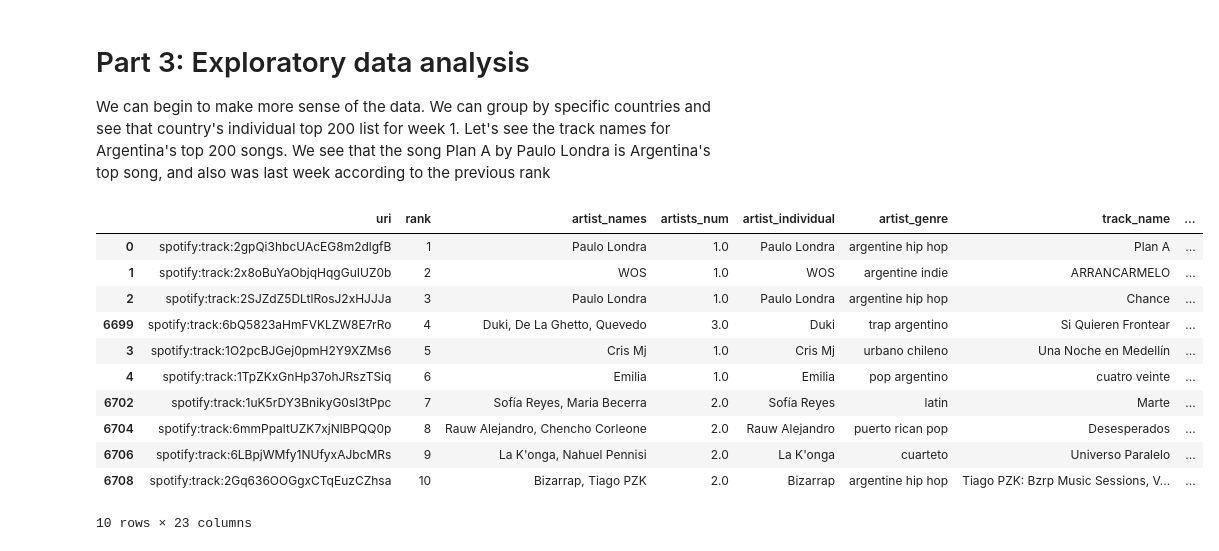
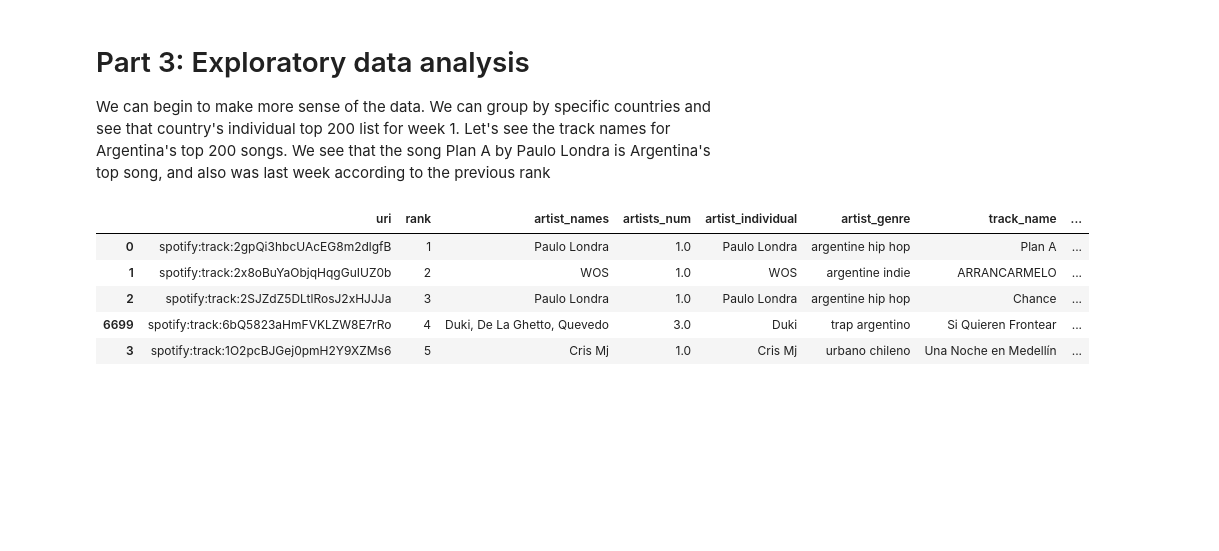
Before and after one commit to 101ines/320final, a Jupyter notebook: finalproj (1).ipynb, the cells around one changed output. Saved outputs shown, nothing was run; the diff lists cells and outputs as text; code cells hidden in the pictures; blank space fills up the shorter version.

Commit message:
mateus graph stuff

```diff
--- a/finalproj (1).ipynb
+++ b/finalproj (1).ipynb
@@ -53,3 +53,14 @@ Next, we download the dataset and read it as a dataframe.
 # %%
 # Import final.csv into a dataframe called final_df
 weekly200_df = pd.read_csv('final.csv')
+# %%
+#MATEUS TESTING MAY DELETE LATER
+#C:\Users\mateu\OneDrive\Desktop\320final\finalproj (1).ipynb
+pd.options.display.max_columns = 23
+# weekly200_df.head()
+rows = week1.shape[0]
+# cols = weekly200_df.shape[1]
+
+print(rows)
+
+week1.head(3)
@@ -90,6 +107,11 @@ week1['previous_rank'] = pd.to_numeric(week1['previous_rank'])
 week1['danceability'] = pd.to_numeric(week1['danceability'])
 week1['valence'] = pd.to_numeric(week1['valence'])
 week1['streams'] = pd.to_numeric(week1['streams'])
+# %%
+#In this part, we convert duration from miliseconds to minutes
+
+
+week1['duration'] = week1['duration'].apply(lambda x: (x/1000)/60)
 # %% [markdown]
 #### This is our resulting table. It shows us 73 countries's top 200 songs for the week of April 14 - 21 2022
 # %%
@@ -108,17 +130,15 @@ We can begin to make more sense of the data. We can group by specific countries
 Let's see the track names for Argentina's top 200 songs.  We see that the song Plan A by Paulo Londra is Argentina's top song, and also was last week according to the previous rank
 # %%
 argentina = week1.loc[week1['country'] == "Argentina"].sort_values(by='rank')
-argentina.head(10)
+pd.set_option('display.max_columns', None)
+pd.set_option('display.max_rows', None)
+argentina.head(5)
+
+#might delete later
 # %% [output]
 |  | uri | rank | artist_names | artists_num | artist_individual | artist_genre | track_name | ... |
 | 0 | spotify:track:2gpQi3hbcUAcEG8m2dlgfB | 1 | Paulo Londra | 1.0 | Paulo Londra | argentine hip hop | Plan A | ... |
 | 1 | spotify:track:2x8oBuYaObjqHqgGuIUZ0b | 2 | WOS | 1.0 | WOS | argentine indie | ARRANCARMELO | ... |
 | 2 | spotify:track:2SJZdZ5DLtlRosJ2xHJJJa | 3 | Paulo Londra | 1.0 | Paulo Londra | argentine hip hop | Chance | ... |
 | 6699 | spotify:track:6bQ5823aHmFVKLZW8E7rRo | 4 | Duki, De La Ghetto, Quevedo | 3.0 | Duki | trap argentino | Si Quieren Frontear | ... |
 | 3 | spotify:track:1O2pcBJGej0pmH2Y9XZMs6 | 5 | Cris Mj | 1.0 | Cris Mj | urbano chileno | Una Noche en Medellín | ... |
-| 4 | spotify:track:1TpZKxGnHp37ohJRszTSiq | 6 | Emilia | 1.0 | Emilia | pop argentino | cuatro veinte | ... |
-| 6702 | spotify:track:1uK5rDY3BnikyG0sl3tPpc | 7 | Sofía Reyes, Maria Becerra | 2.0 | Sofía Reyes | latin | Marte | ... |
-| 6704 | spotify:track:6mmPpaltUZK7xjNlBPQQ0p | 8 | Rauw Alejandro, Chencho Corleone | 2.0 | Rauw Alejandro | puerto rican pop | Desesperados | ... |
-| 6706 | spotify:track:6LBpjWMfy1NUfyxAJbcMRs | 9 | La K'onga, Nahuel Pennisi | 2.0 | La K'onga | cuarteto | Universo Paralelo | ... |
-| 6708 | spotify:track:2Gq636OOGgxCTqEuzCZhsa | 10 | Bizarrap, Tiago PZK | 2.0 | Bizarrap | argentine hip hop | Tiago PZK: Bzrp Music Sessions, V... | ... |
-10 rows × 23 columns
```
Also changed, not shown: parts of 15 cells of this notebook.
